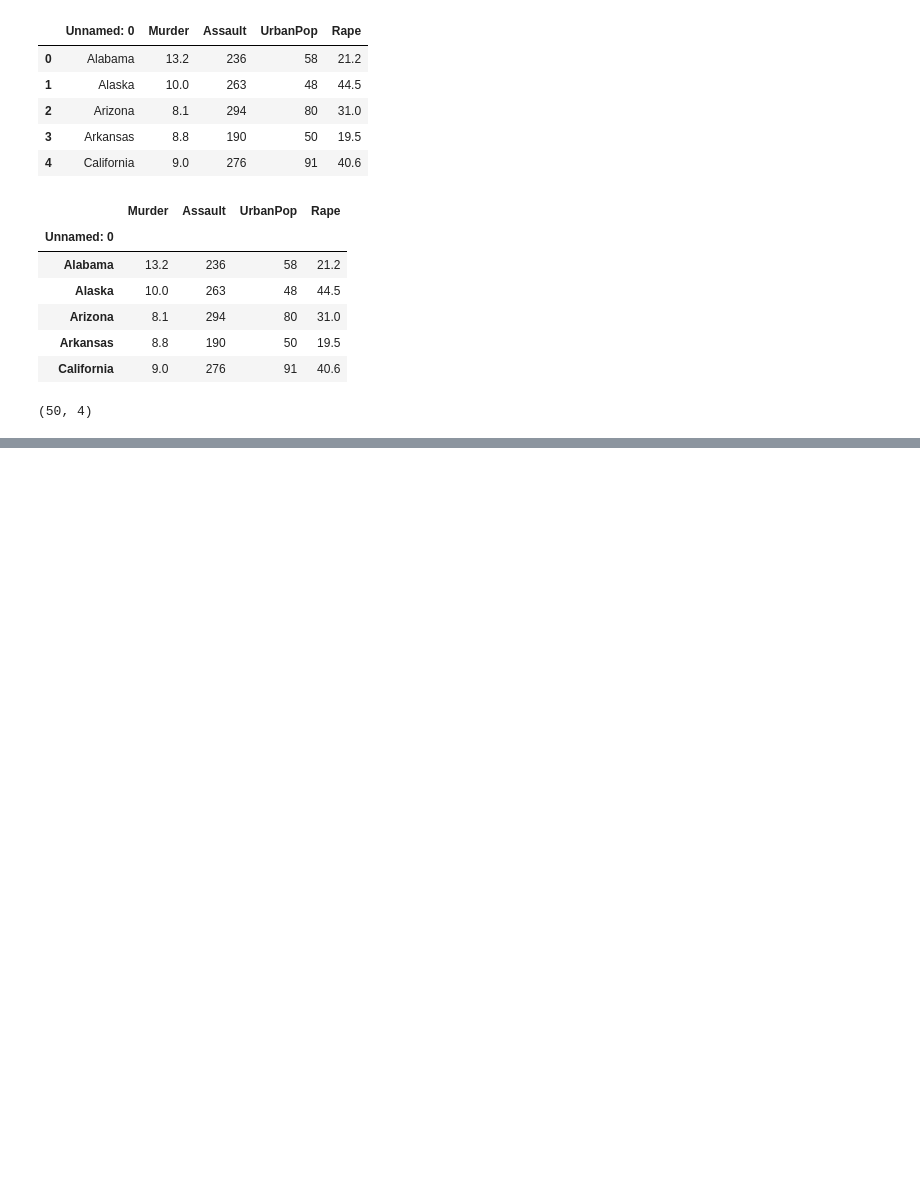
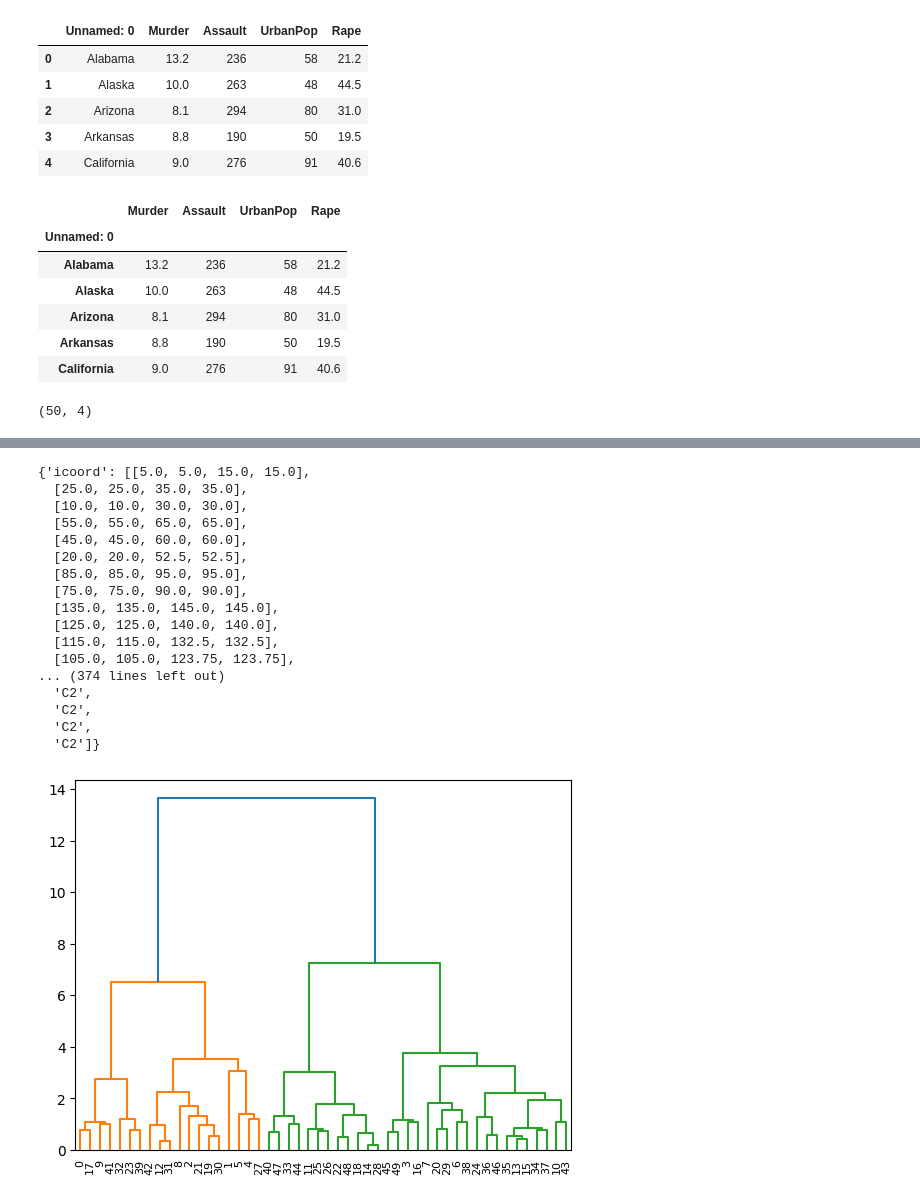
Before and after one commit to denverkim/DM_FALL2026, a Jupyter notebook: DM26_LAB6.ipynb, the cells around one changed output, grey strips where cells are left out. Cells and saved outputs as stored; diff of their text form; code cells hidden in the pictures; blank space fills up the shorter version.

```diff
--- a/DM26_LAB6.ipynb
+++ b/DM26_LAB6.ipynb
@@ -32,0 +101,25 @@ arrest.shape
+# %%
+# 군집 갯수 결정
+# 1. 댄드로그램 이용
+from scipy.cluster.hierarchy import dendrogram, linkage
+
+dendrogram(linkage(arrest_scaled, 'ward'))
+# %% [output]
+{'icoord': [[5.0, 5.0, 15.0, 15.0],
+  [25.0, 25.0, 35.0, 35.0],
+  [10.0, 10.0, 30.0, 30.0],
+  [55.0, 55.0, 65.0, 65.0],
+  [45.0, 45.0, 60.0, 60.0],
+  [20.0, 20.0, 52.5, 52.5],
+  [85.0, 85.0, 95.0, 95.0],
+  [75.0, 75.0, 90.0, 90.0],
+  [135.0, 135.0, 145.0, 145.0],
+  [125.0, 125.0, 140.0, 140.0],
+  [115.0, 115.0, 132.5, 132.5],
+  [105.0, 105.0, 123.75, 123.75],
+... (374 lines left out)
+  'C2',
+  'C2',
+  'C2',
+  'C2']}
+[figure, added]
```
Also changed, not shown: parts of 17 cells of this notebook.
